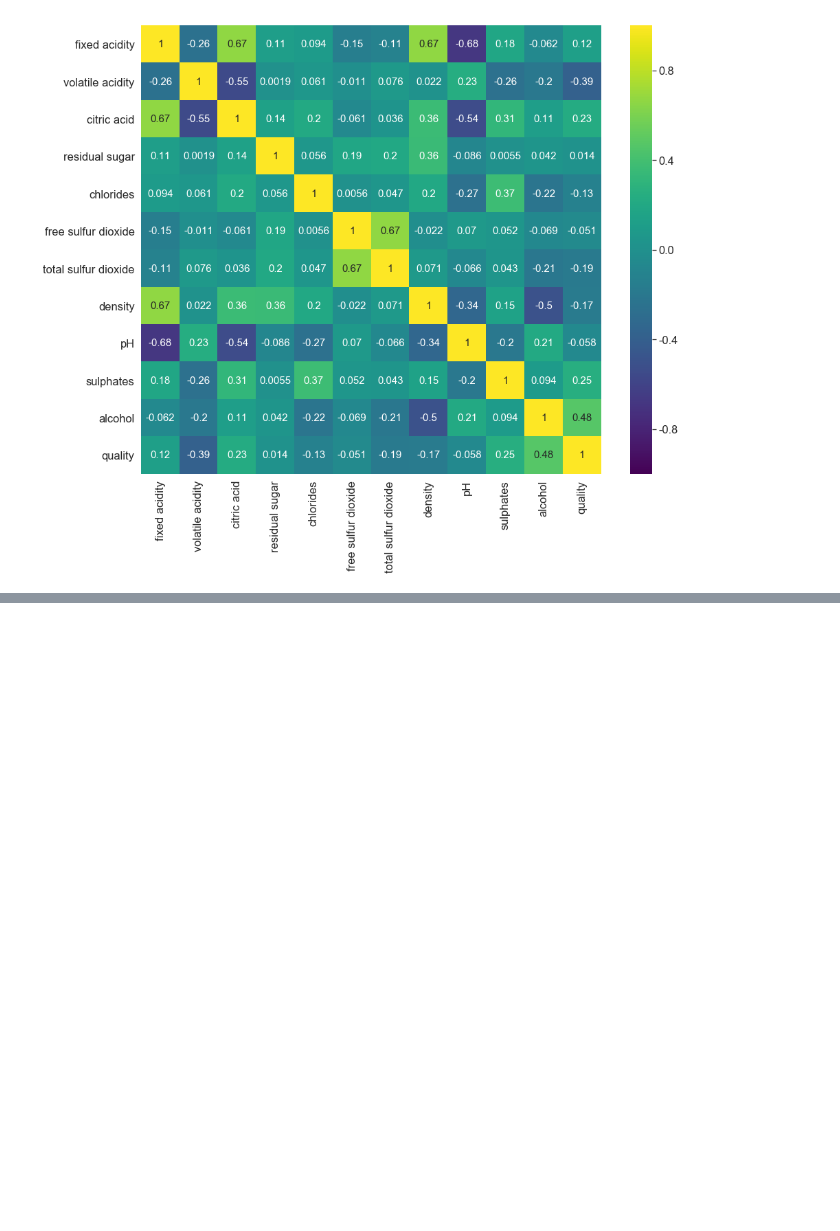
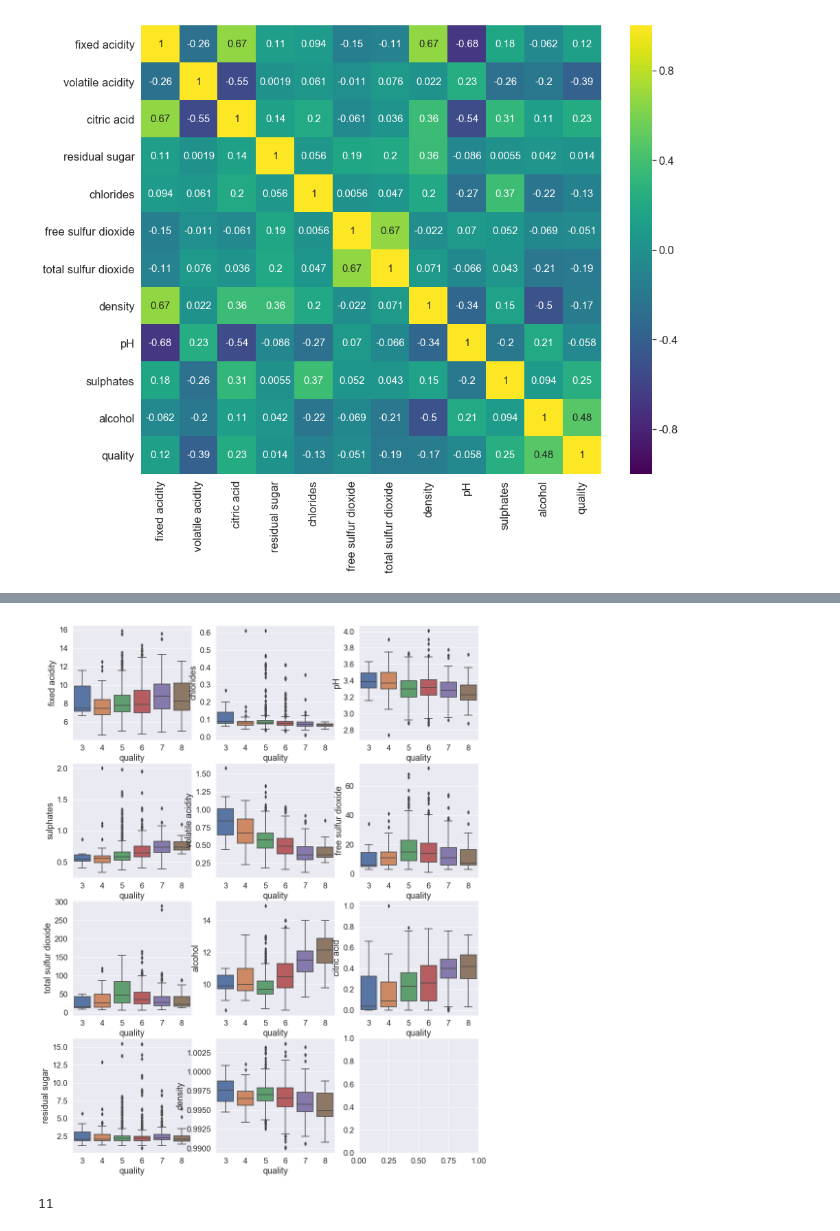
Before and after one commit to sohyeondian/red_wine, a Jupyter notebook: 00. red wine_kaggle.ipynb, the cells around one changed output, grey strips where cells are left out. Saved outputs shown, nothing was run; the diff lists cells and outputs as text; code cells hidden in the pictures; blank space fills up the shorter version.

```diff
--- a/00. red wine_kaggle.ipynb
+++ b/00. red wine_kaggle.ipynb
@@ -57,0 +111,20 @@ plt.show()
+# %%
+plt.rcParams["figure.figsize"] = (15,20)
+
+length=len(X.columns.to_list())
+fig, ax = plt.subplots(ncols=3, nrows=4)
+plt.rcParams["font.size"] = 3
+for idx, col in enumerate(X.columns.to_list()):
+    ax_x = idx % 4
+    ax_y = idx % 3
+    sns.boxplot(x='quality', y=col, data=red, ax=ax[ax_x][ax_y])
+    ax_x += 1
+
+
+plt.show()
+# %% [output]
+[figure, added]
+# %%
+len(X.columns.to_list())
+# %% [output]
+11
```
Also changed, not shown: parts of 5 cells of this notebook, 1 other file.
